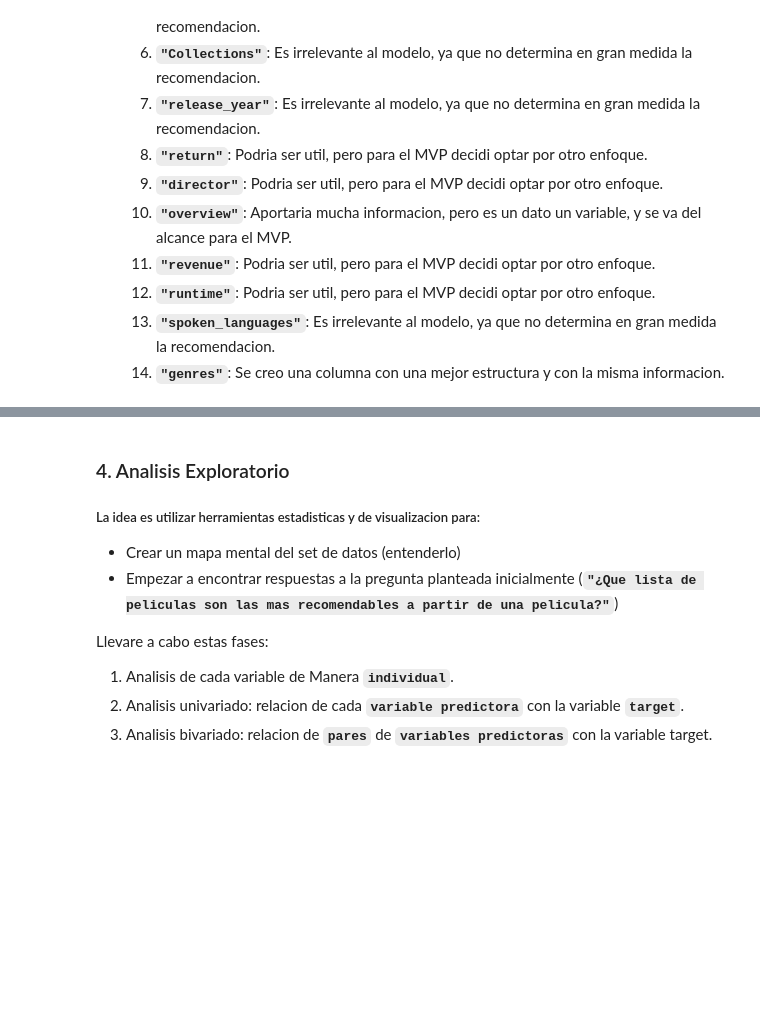
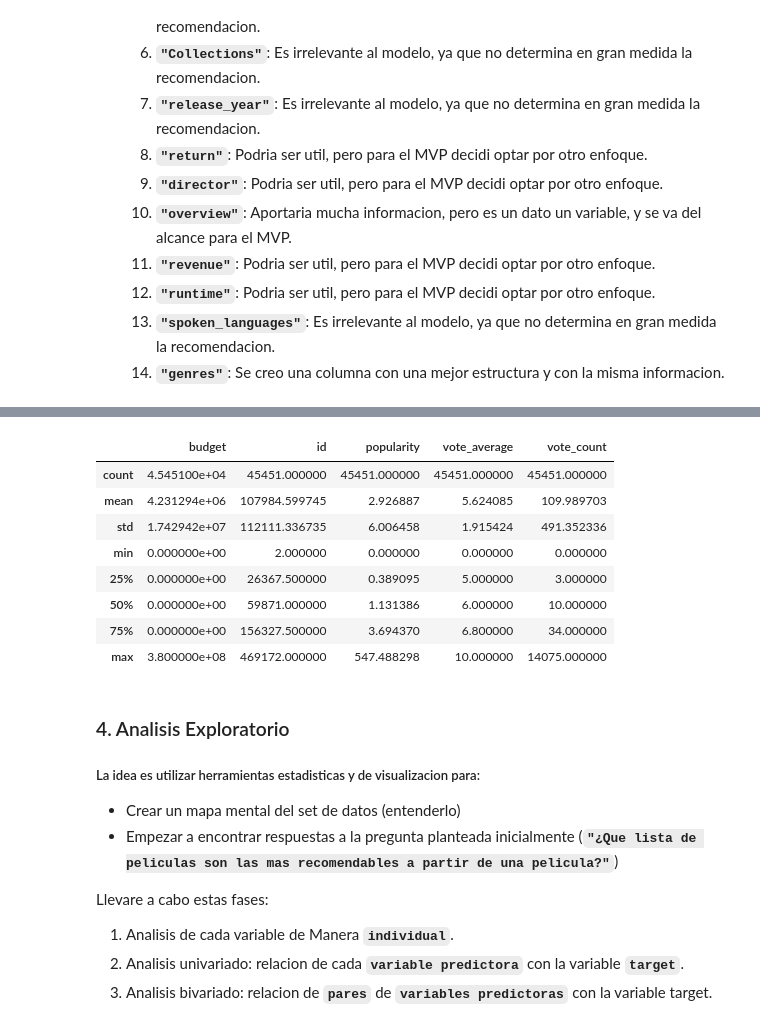
Before and after one commit to EmilianoEmanuelSosa/PI_ML_OPS_Individual_Project, a Jupyter notebook: EDA.ipynb, the cells around one changed output, grey strips where cells are left out. Saved outputs shown, nothing was run; the diff lists cells and outputs as text; code cells hidden in the pictures; blank space fills up the shorter version.

```diff
--- a/EDA.ipynb
+++ b/EDA.ipynb
@@ -109,3 +130,15 @@ Eda_dataset.info()
+# %%
+Eda_dataset.describe()
+# %% [output]
+|  | budget | id | popularity | vote_average | vote_count |
+| count | 4.545100e+04 | 45451.000000 | 45451.000000 | 45451.000000 | 45451.000000 |
+| mean | 4.231294e+06 | 107984.599745 | 2.926887 | 5.624085 | 109.989703 |
+| std | 1.742942e+07 | 112111.336735 | 6.006458 | 1.915424 | 491.352336 |
+| min | 0.000000e+00 | 2.000000 | 0.000000 | 0.000000 | 0.000000 |
+| 25% | 0.000000e+00 | 26367.500000 | 0.389095 | 5.000000 | 3.000000 |
+| 50% | 0.000000e+00 | 59871.000000 | 1.131386 | 6.000000 | 10.000000 |
+| 75% | 0.000000e+00 | 156327.500000 | 3.694370 | 6.800000 | 34.000000 |
+| max | 3.800000e+08 | 469172.000000 | 547.488298 | 10.000000 | 14075.000000 |
 # %% [markdown]
 ### 4. Analisis Exploratorio
 ##### La idea es utilizar herramientas estadisticas y de visualizacion para:
```
Also changed, not shown: parts of 8 cells of this notebook, 1 other file.
